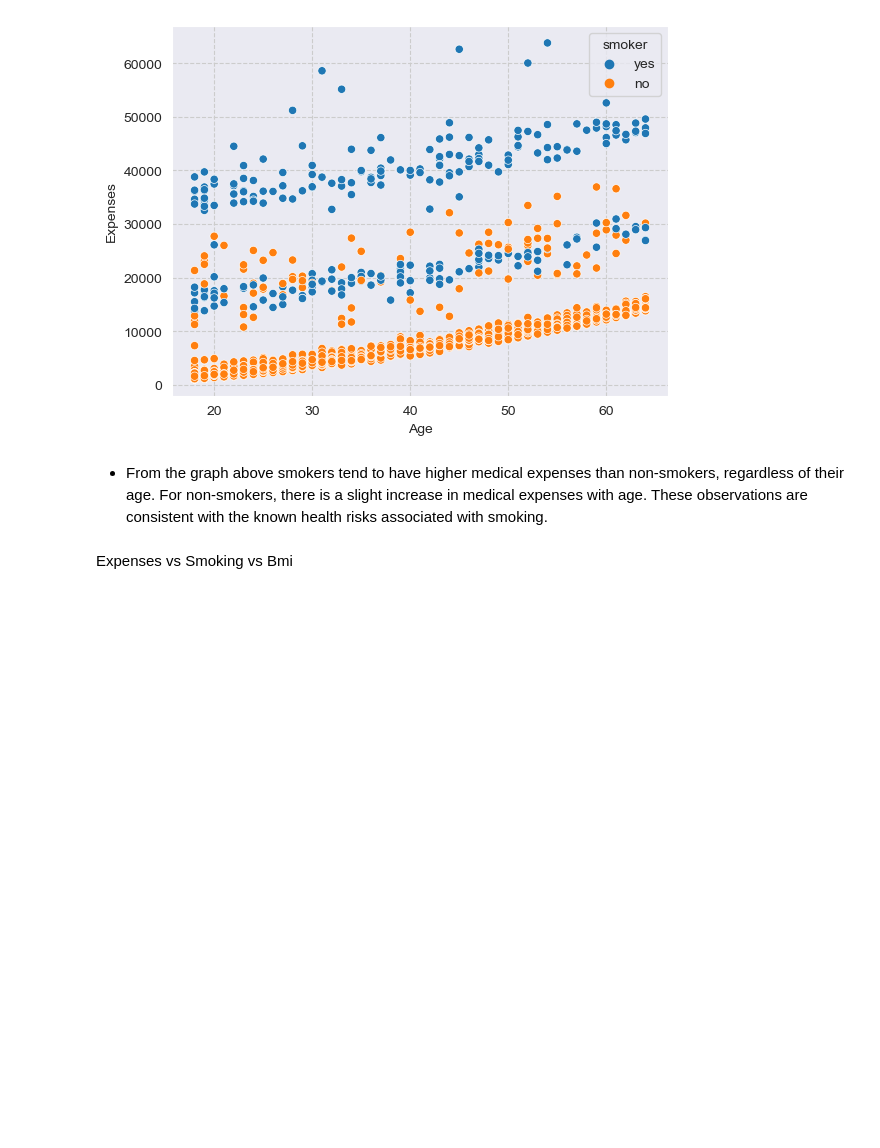
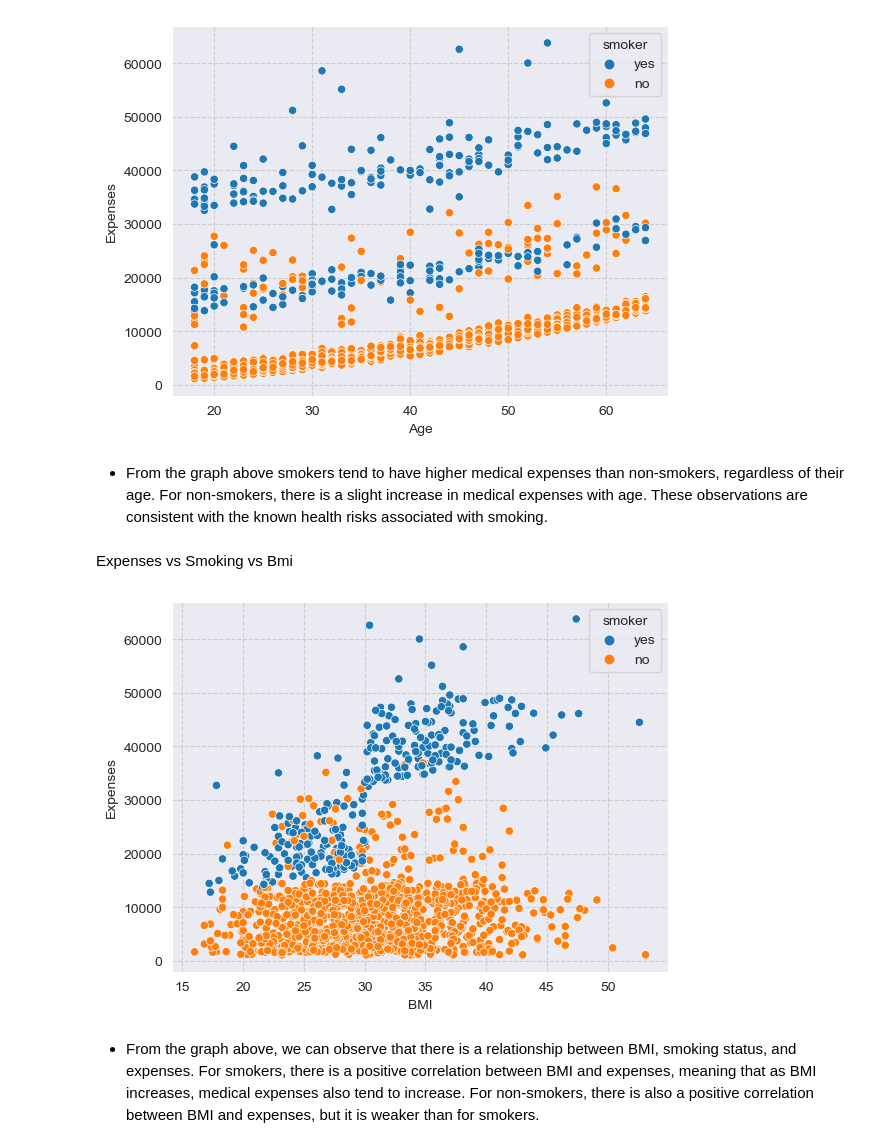
Before and after one commit to George-Mbugua/Predicting-Insurance-Premiums-A-Multiple-Linear-Regression-Model, a Jupyter notebook: Untitled-1.ipynb, the cells around one changed output. Cells and saved outputs as stored; diff of their text form; code cells hidden in the pictures; blank space fills up the shorter version.

```diff
--- a/Untitled-1.ipynb
+++ b/Untitled-1.ipynb
@@ -406,3 +406,12 @@ plt.show()
 - From the graph above smokers tend to have higher medical expenses than non-smokers, regardless of their age. For non-smokers, there is a slight increase in medical expenses with age. These observations are consistent with the known health risks associated with smoking.
 # %% [markdown]
 Expenses vs Smoking vs Bmi
+# %%
+sns.scatterplot(data=insurance_data, x='bmi', y='expenses', hue='smoker')
+plt.xlabel('BMI')
+plt.ylabel('Expenses')
+plt.show()
+# %% [output]
+[figure, added]
+# %% [markdown]
+- From the graph above, we can observe that there is a relationship between BMI, smoking status, and expenses. For smokers, there is a positive correlation between BMI and expenses, meaning that as BMI increases, medical expenses also tend to increase. For non-smokers, there is also a positive correlation between BMI and expenses, but it is weaker than for smokers.
```
